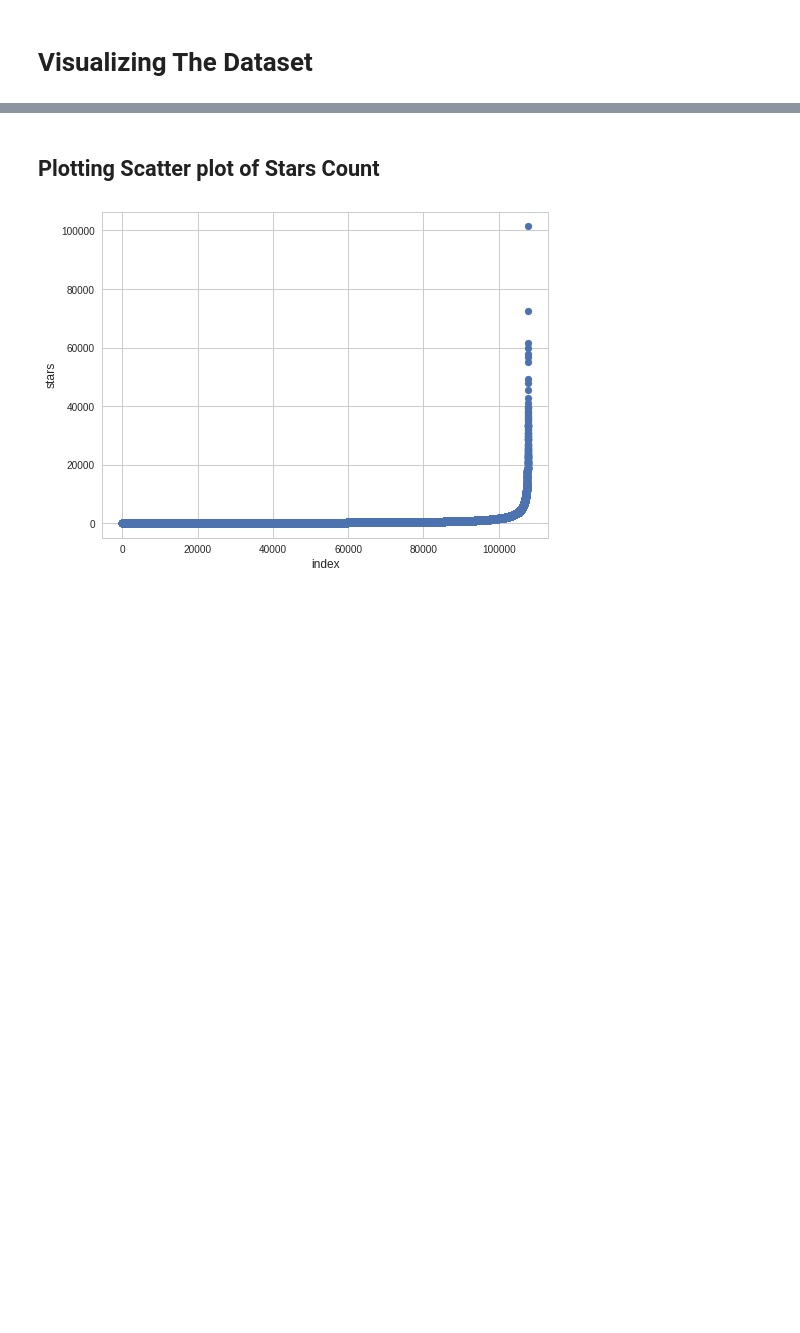
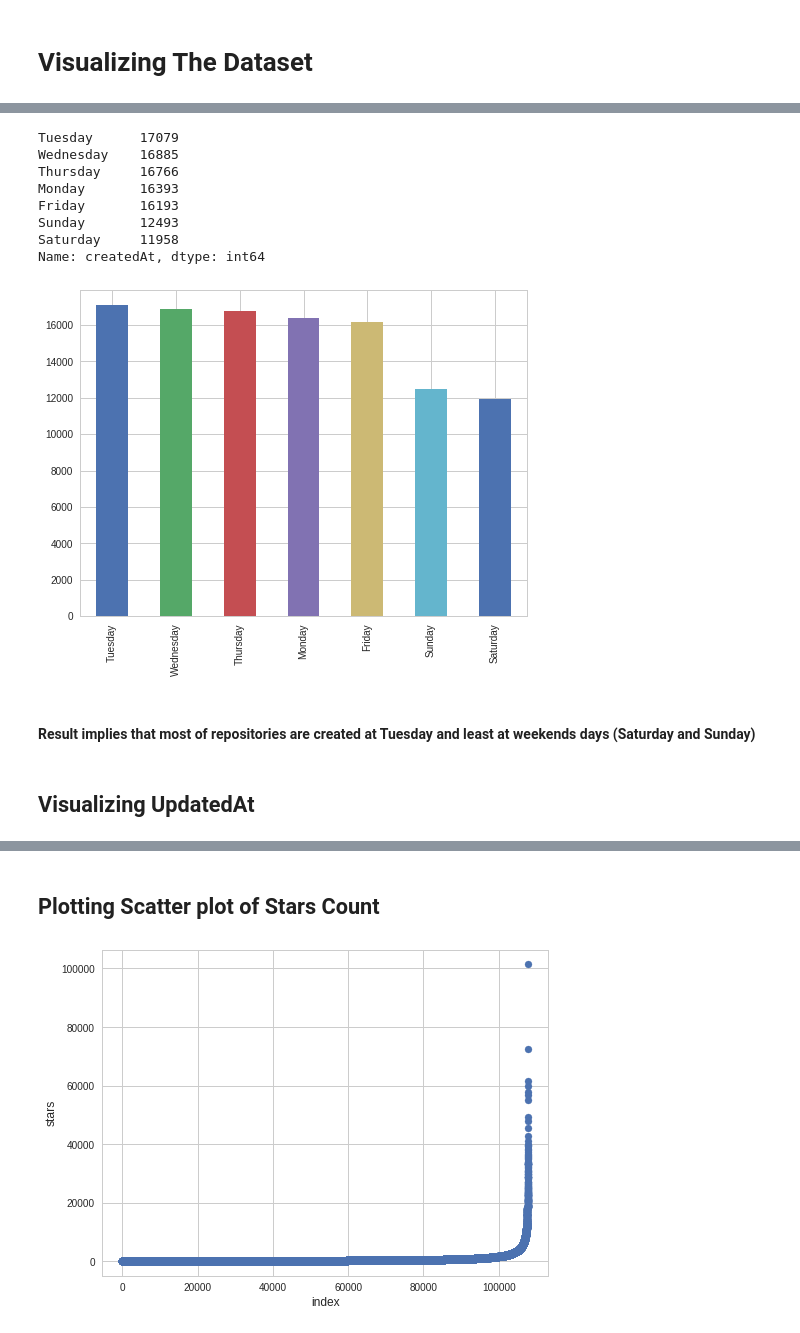
Before and after one commit to Doodies/Github-Stars-Predictor, a Jupyter notebook: notebooks/VisualizePreprocess.ipynb, the cells around one changed output, grey strips where cells are left out. Cells and saved outputs as stored; diff of their text form; code cells hidden in the pictures; blank space fills up the shorter version.

```diff
--- a/notebooks/VisualizePreprocess.ipynb
+++ b/notebooks/VisualizePreprocess.ipynb
@@ -24,4 +48,4 @@ pd.options.display.max_columns = 999
 sns.set_style( 'whitegrid' )
 pylab.rcParams[ 'figure.figsize' ] = 8,6
 # %%
-data = pd.read_csv('../dataset/data.csv')
+data = pd.read_csv('data.csv')
@@ -27,0 +61,9 @@ data = pd.read_csv('../dataset/data.csv')
+# %%
+time_columns = ['createdAt','updatedAt','pushedAt']
+for i in time_columns:
+  data[i] =  data[i].apply(lambda x : x.replace('T',' ').replace('Z',''))
+# %%
+import datetime
+df = data
+df['createdAt'] = df['createdAt'].apply(lambda x: datetime.datetime.strptime(x, '%Y-%m-%d %H:%M:%S').strftime('%A'))
+df.head()
@@ -27,0 +77,17 @@ data = pd.read_csv('../dataset/data.csv')
+# %%
+df['createdAt'].value_counts().plot.bar()
+print(df['createdAt'].value_counts())
+# %% [output]
+Tuesday      17079
+Wednesday    16885
+Thursday     16766
+Monday       16393
+Friday       16193
+Sunday       12493
+Saturday     11958
+Name: createdAt, dtype: int64
+[figure, added]
+# %% [markdown]
+#### Result implies that most of repositories are created at Tuesday and least at weekends days (Saturday and Sunday)
+# %% [markdown]
+## Visualizing UpdatedAt
```
Also changed, not shown: parts of 11 cells of this notebook.
